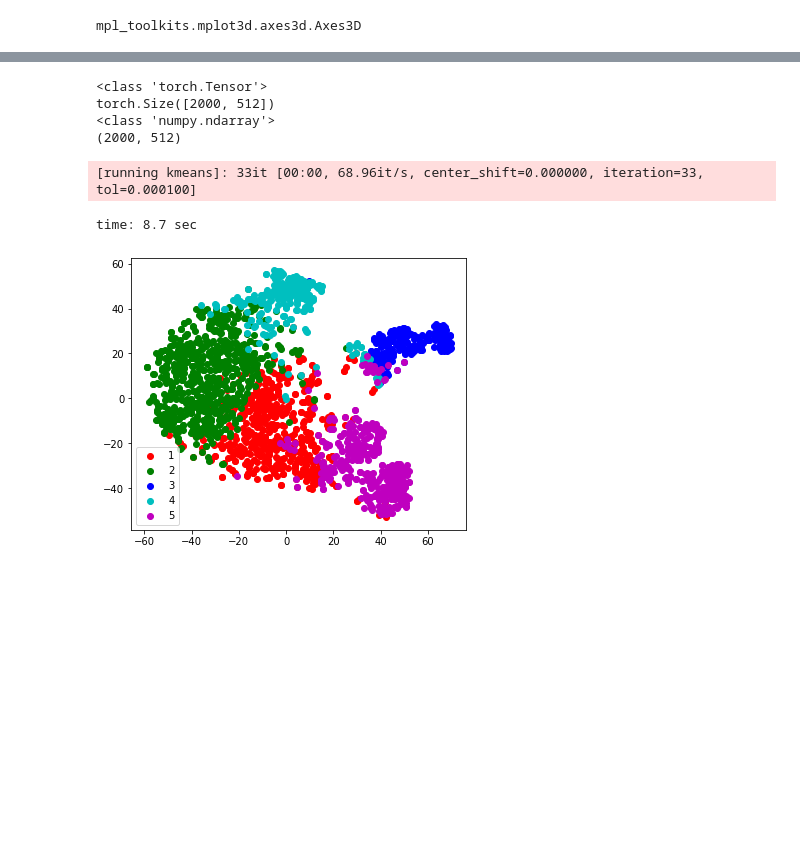
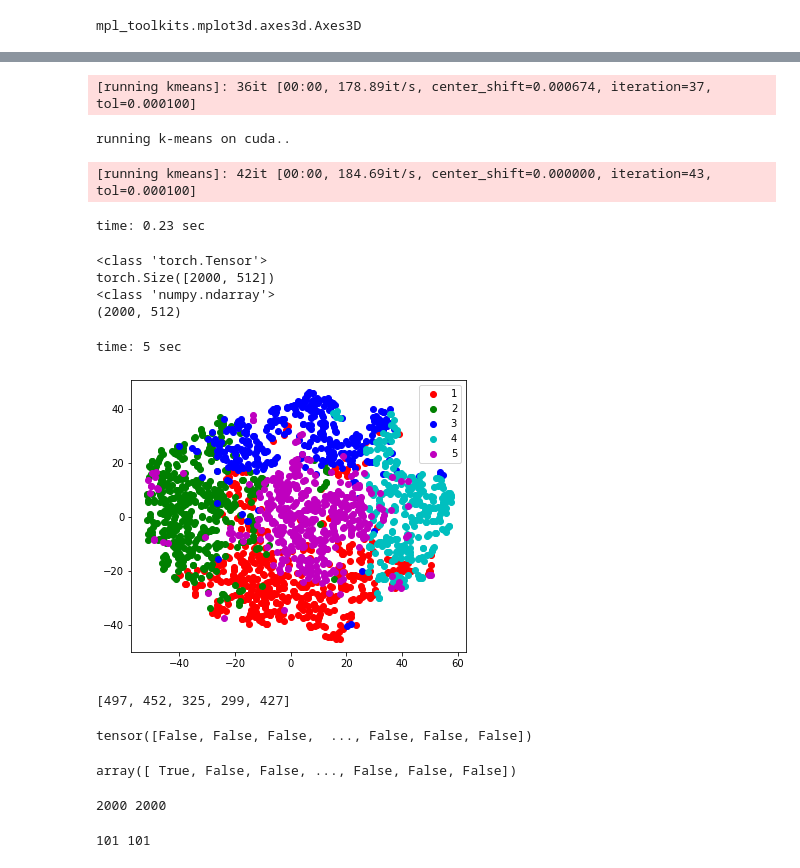
Before and after one commit to deepkarman/BrC_GraphMIL, a Jupyter notebook: Plot_regions.ipynb, the cells around one changed output, grey strips where cells are left out. Cells and saved outputs as stored; diff of their text form; code cells hidden in the pictures; blank space fills up the shorter version.

```diff
--- a/Plot_regions.ipynb
+++ b/Plot_regions.ipynb
@@ -306,7 +344,8 @@ Axes3D
 mpl_toolkits.mplot3d.axes3d.Axes3D
 # %%
 # get 2000 images embedded for tsne
-img_file_list = glob.glob("/home/Drive3/Karman/TCGA_dataset/TCGA-A1-A0SD-01Z-00-DX1.DB17BFA9-D951-42A8-91D2-F4C2EBC6EB9F/*.png")
+img_file_list = glob.glob('/home/karman/DDP/TCGA_expt/TCGA_dataset/*/*.png')
+# address in himalaya ("/home/Drive3/Karman/TCGA_dataset/TCGA-A1-A0SD-01Z-00-DX1.DB17BFA9-D951-42A8-91D2-F4C2EBC6EB9F/*.png")
 dataset = SiamDataset(img_file_list, mode='create', detailed=True)
 # %%
 from kmeans_pytorch import kmeans
@@ -317,8 +356,8 @@ random.seed(88054)
 
 count = 0
 num_samples = 2000
-wsi_idx_list = [0]*num_samples
-pt_list = np.zeros([num_samples,2])
+wsi_idx_list = np.zeros(num_samples, dtype=int)
+pt_list = np.zeros([num_samples,2], dtype=int)
 sample_size = 512
 
 x_cluster = torch.Tensor(num_samples, sample_size)
@@ -331,21 +370,23 @@ x_cluster = torch.Tensor(num_samples, sample_size)
 siamNetwork.eval()
 
 with torch.no_grad():
-    for idx in range(num_samples):
+    for idx in range(1000):
         wsi_idx, i,j, img = dataset.sample_detailed()
         wsi_idx_list[idx] = wsi_idx
         pt_list[idx,:] = i,j
+
         x_cluster[idx,:] = siamNetwork.forward_once(img.unsqueeze(dim=0).to(device))
+
         del img
+#     for idx in range(0, 2000, 2):
+#         img1, img2 = dataset.sample_double()
+#         x_cluster[idx,:] = siamNetwork.forward_once(img1.unsqueeze(dim=0).to(device))
+#         x_cluster[idx+1,:] = siamNetwork.forward_once(img2.unsqueeze(dim=0).to(device))
+    img = dataset.sample()
+    for idx in range(1000, 2000):
+        img1 = dataset.get_augmented(img)
 
+        x_cluster[idx,:] = siamNetwork.forward_once(img1.unsqueeze(dim=0).to(device))
 
-
-
-num_clusters = 5
-
-t0 = time()
-cluster_ids_x, cluster_centers = kmeans(
-    X=x_cluster, num_clusters=num_clusters, distance='euclidean', device=torch.device('cuda:0')
-)
-t1 = time()
-print("%s: %.2g sec" % ("time", t1 - t0))
+        del img1
+    del img
@@ -380,3 +398,17 @@ tensor([1.3781e-01, 7.6303e-02, 0.0000e+00, 1.7983e-01, 2.3324e-01, 1.0005e+00,
+# %%
+num_clusters = 5
+
+t0 = time()
+cluster_ids_x, cluster_centers = kmeans(
+    X=x_cluster, num_clusters=num_clusters, distance='euclidean', device=device
+)
+t1 = time()
+print("%s: %.2g sec" % ("time", t1 - t0))
+# %% [output]
+[running kmeans]: 36it [00:00, 178.89it/s, center_shift=0.000674, iteration=37, tol=0.000100]
+running k-means on cuda..
+[running kmeans]: 42it [00:00, 184.69it/s, center_shift=0.000000, iteration=43, tol=0.000100]
+time: 0.23 sec
 # %%
 print(type(x_cluster))
 print(x_cluster.shape)
@@ -405,35 +437,45 @@ method = manifold.TSNE(n_components=n_components, init='pca', random_state=79)
 # # Create figure
 # fig = plt.figure()
 
 # # Add 3d scatter plot
 # ax = fig.add_subplot(251, projection='3d')
 # ax.scatter(X[:, 0], X[:, 1], X[:, 2], cmap=plt.cm.Spectral)
 # ax.view_init(4, -72)
 
 t0 = time()
 Y = method.fit_transform(X)
 t1 = time()
 print("%s: %.2g sec" % ("time", t1 - t0))
 # # ax = fig.add_subplot(2, 5, 2 + i + (i > 3))
 # ax.scatter(Y[:, 0], Y[:, 1], cmap=plt.cm.Spectral)
 # ax.set_title("%s (%.2g sec)" % (label, t1 - t0))
 # ax.xaxis.set_major_formatter(NullFormatter())
 # ax.yaxis.set_major_formatter(NullFormatter())
 # ax.axis('tight')
 
 # plt.show()
 
 
 
 
 plt.figure(figsize=(6, 5))
-colors = 'r', 'g', 'b', 'c', 'm'#, 'y', 'k', 'w', 'orange', 'purple'
-labels = ['1', '2', '3', '4', '5']
+colors = 'r', 'g', 'b', 'c', 'm', 'y', 'k', 'orange', 'purple'
+labels = ['1', '2', '3', '4', '5', '6', '7', '8', '9']
 for i in range(num_clusters):
     plt.scatter(Y[cluster_ids_x==i, 0], Y[cluster_ids_x==i, 1], c=colors[i], label=labels[i])
 plt.legend()
 plt.show()
 # %% [output]
-[running kmeans]: 33it [00:00, 68.96it/s, center_shift=0.000000, iteration=33, tol=0.000100]
+time: 5 sec
-time: 8.7 sec
-[figure, old version]
+[figure, new version]
+# %%
+counts = []
+for i in range(num_clusters):
+    counts.append(len(cluster_ids_x[cluster_ids_x == i]))
+counts
+# %% [output]
+[497, 452, 325, 299, 427]
+# %%
+cluster_ids_x ==1
+# %% [output]
+tensor([False, False, False,  ..., False, False, False])
@@ -439,0 +484,12 @@ time: 8.7 sec
+# %%
+wsi_idx_list == 1
+# %% [output]
+array([ True, False, False, ..., False, False, False])
+# %%
+print(len(cluster_ids_x), len(wsi_idx_list) )
+# %% [output]
+2000 2000
+# %%
+print(len(pt_list[wsi_idx_list == 1]), len(cluster_ids_x[wsi_idx_list==1]))
+# %% [output]
+101 101
```
Also changed, not shown: parts of 34 cells of this notebook, 2 other files.
